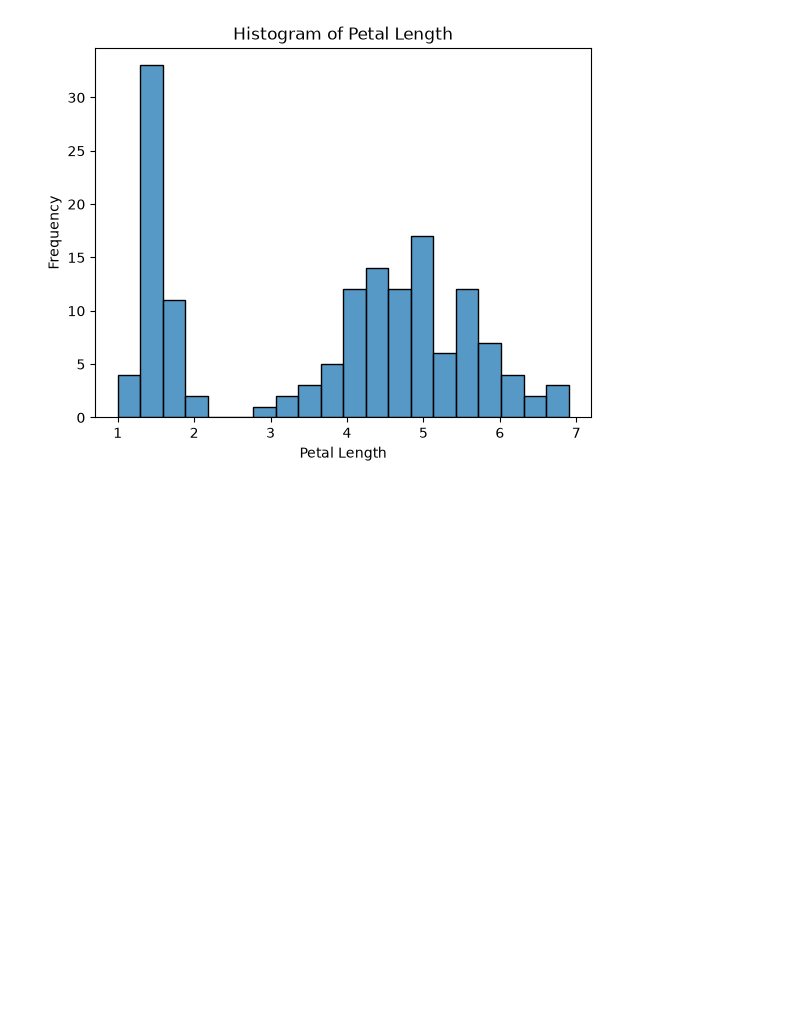
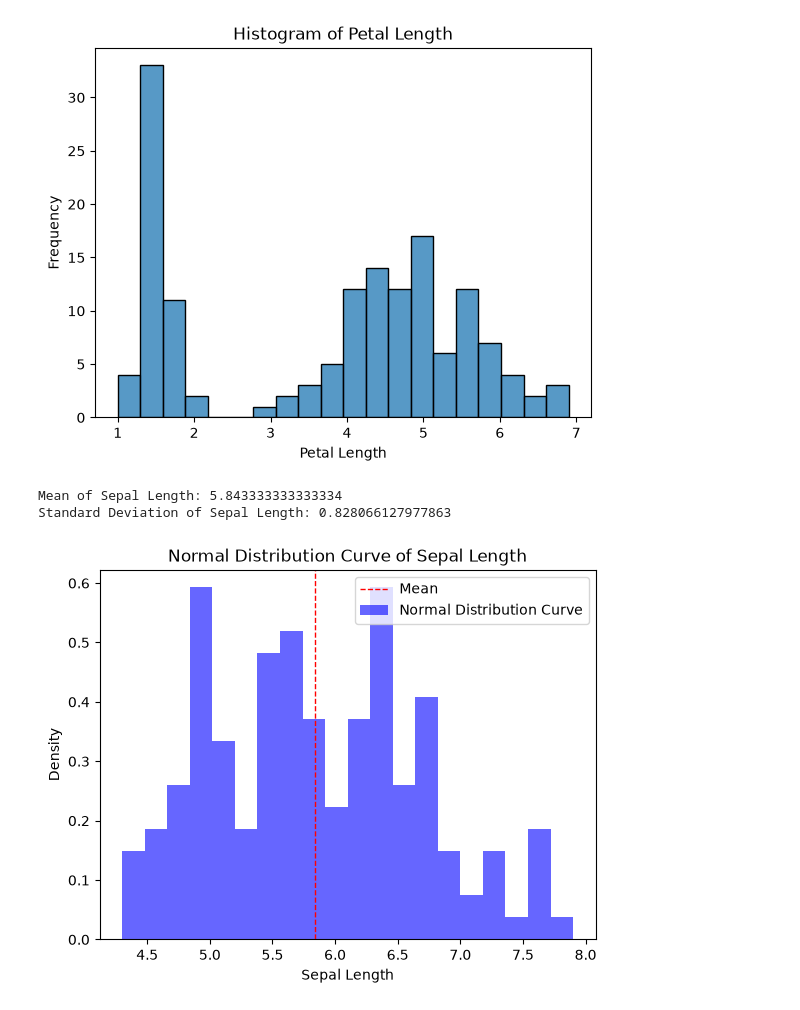
Before and after one commit to Svitlana937/assessment-submission, a Jupyter notebook: problems.ipynb, the cells around one changed output. Drawn from its saved outputs; the diff is of its cells as text; code cells hidden in the pictures; blank space fills up the shorter version.

```diff
--- a/problems.ipynb
+++ b/problems.ipynb
@@ -33,3 +33,33 @@ plt.ylabel('Frequency')
 plt.show()
 # %% [output]
 [figure]
+# %%
+# Calculating mean and std for the `sepal_length` column in the iris dataset
+
+mean_sepal_length = iris_df['sepal_length'].mean()
+std_sepal_length = iris_df['sepal_length'].std()
+# %%
+# Print
+print(f"Mean of Sepal Length: {mean_sepal_length}")
+print(f"Standard Deviation of Sepal Length: {std_sepal_length}")
+# %% [output]
+Mean of Sepal Length: 5.843333333333334
+Standard Deviation of Sepal Length: 0.828066127977863
+# %%
+plt.hist(iris_df['sepal_length'], bins=20, density=True, alpha=0.6, color='b')
+
+# Preparing X values for plotting the normal distribution curve
+
+xmin, xmax = plt.xlim()
+x = np.linspace(xmin, xmax, 100)
+
+# Adding vertical line for mean and plotting the normal distribution curve
+plt.axvline(mean_sepal_length, color='r', linestyle='dashed', linewidth=1)
+
+plt.xlabel('Sepal Length')
+plt.ylabel('Density')
+plt.title('Normal Distribution Curve of Sepal Length')
+plt.legend(['Mean', 'Normal Distribution Curve'])
+plt.show()
+# %% [output]
+[figure, added]
```
